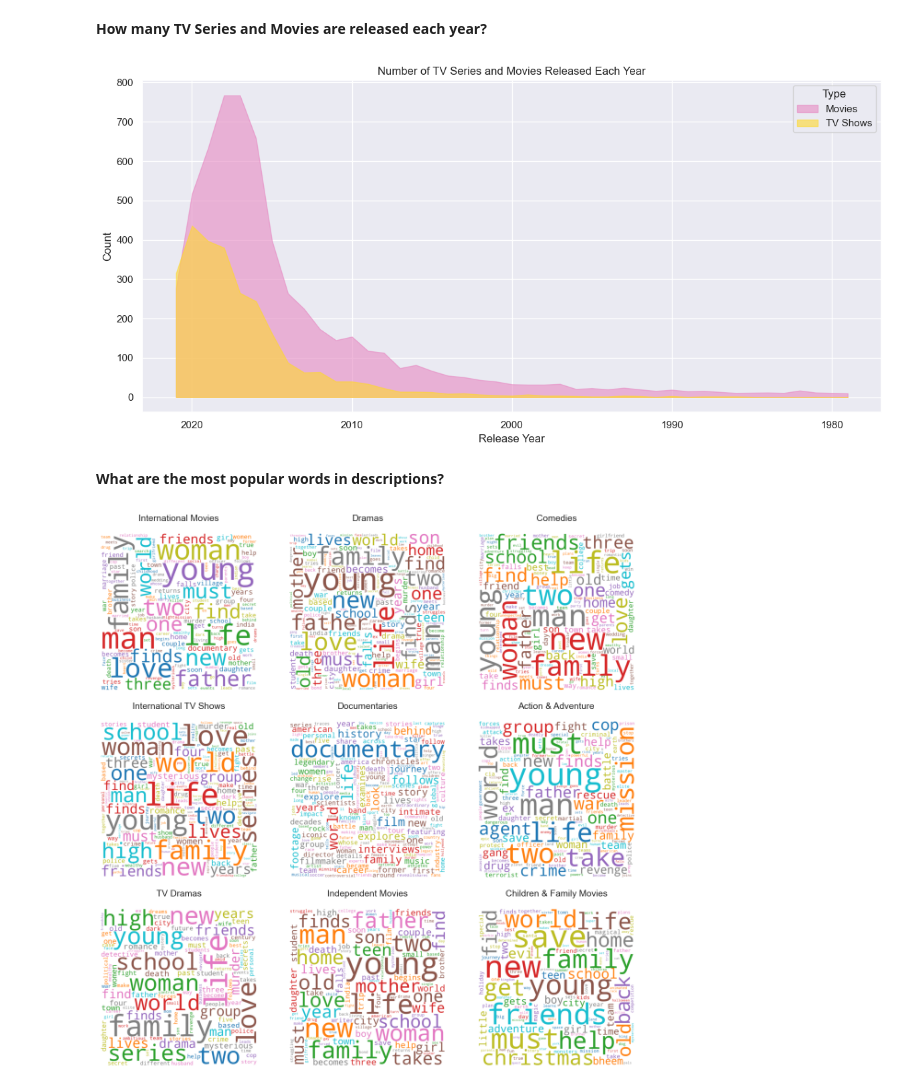
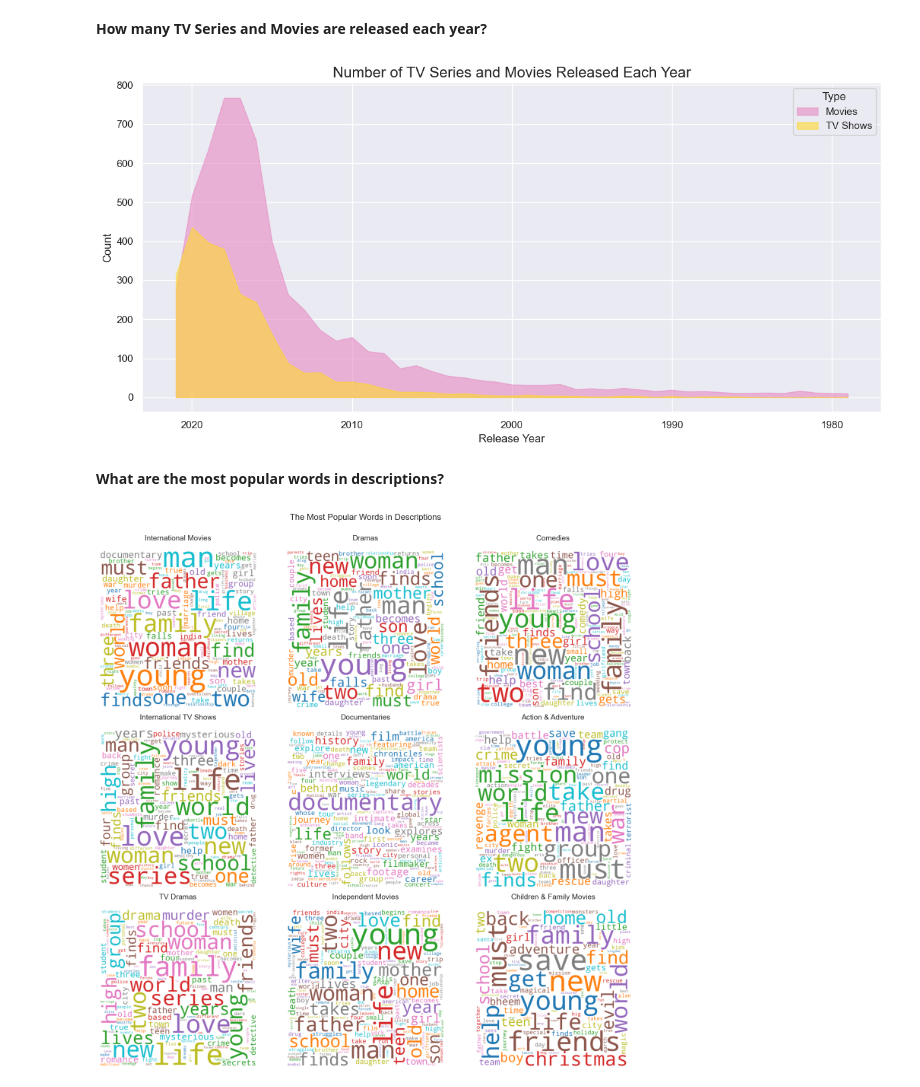
Before and after one commit to AnnaAfanasova/Analyst-Portfolio, a Jupyter notebook: portfolio/python/exploratory_data_analysis/netflix_content_eda/Part2_analysis_visual.ipynb, the cells around one changed output. Cells and saved outputs as stored; diff of their text form; code cells hidden in the pictures.

```diff
--- a/portfolio/python/exploratory_data_analysis/netflix_content_eda/Part2_analysis_visual.ipynb
+++ b/portfolio/python/exploratory_data_analysis/netflix_content_eda/Part2_analysis_visual.ipynb
@@ -235,7 +235,7 @@ plt.show()
 # Group data by release_year and type (Movie/TV Show)
 release_by_type = df.groupby(['release_year', 'type']).size().unstack(fill_value=0)
 
-# # Filter years with more than 10 releases
+# Filter years with more than 10 releases
 filtered_release_by_type = release_by_type[(release_by_type['Movie'] + release_by_type['TV Show']) > 10]
 
 # Plot the result
@@ -252,7 +252,7 @@ plt.fill_between(filtered_release_by_type.index,
                  label='TV Shows',
                  color=palette[5])
 
-plt.title('Number of TV Series and Movies Released Each Year')
+plt.title('Number of TV Series and Movies Released Each Year', fontsize=16)
 plt.xlabel('Release Year')
 plt.ylabel('Count')
 plt.legend(title='Type')
@@ -260,7 +260,7 @@ plt.gca().invert_xaxis()
 plt.tight_layout()
 plt.show()
 # %% [output]
-[figure, old version]
+[figure, new version]
 # %% [markdown]
 **What are the most popular words in descriptions?**
 # %%
@@ -289,26 +289,30 @@ result_df = result_df.sort_values(by=['Genre', 'Frequency'], ascending=[True, Fa
 # %%
 # Visualization of word clouds for the top 9 genres
 top_genres = all_genres.head(9).index
 
 # Set up a 3x3 grid
 fig, axes = plt.subplots(3, 3, figsize=(15, 15))
 axes = axes.flatten()
 
 # Create word clouds for each genre
 for ax, genre in zip(axes, top_genres):
     filtered_data = result_df[result_df['Genre'] == genre]
     word_freq = {row['Word']: row['Frequency'] for _, row in filtered_data.iterrows()}
     wordcloud = WordCloud(
         width=800, height=800,
         background_color='white',
         colormap='tab10',
-        max_font_size=160,
+        max_font_size=150,
         min_font_size=15
     ).generate_from_frequencies(word_freq)
 
     ax.imshow(wordcloud, interpolation='bilinear')
     ax.axis('off')
     ax.set_title(genre, fontsize=14, pad=20)
+
+# Set the overall title
+fig.suptitle('The Most Popular Words in Descriptions', fontsize=16)
+plt.tight_layout(rect=[0, 0, 1, 0.98])
 plt.show()
 # %% [output]
-[figure, old version]
+[figure, new version]
```
Also changed, not shown: parts of 6 cells of this notebook.
